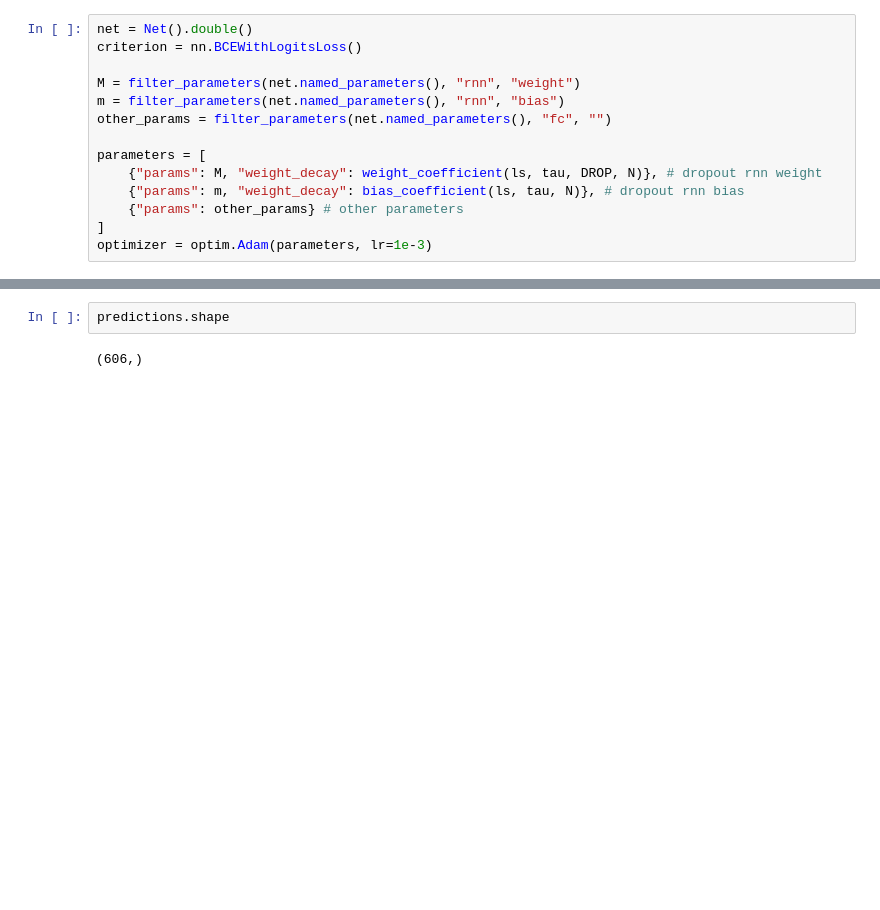
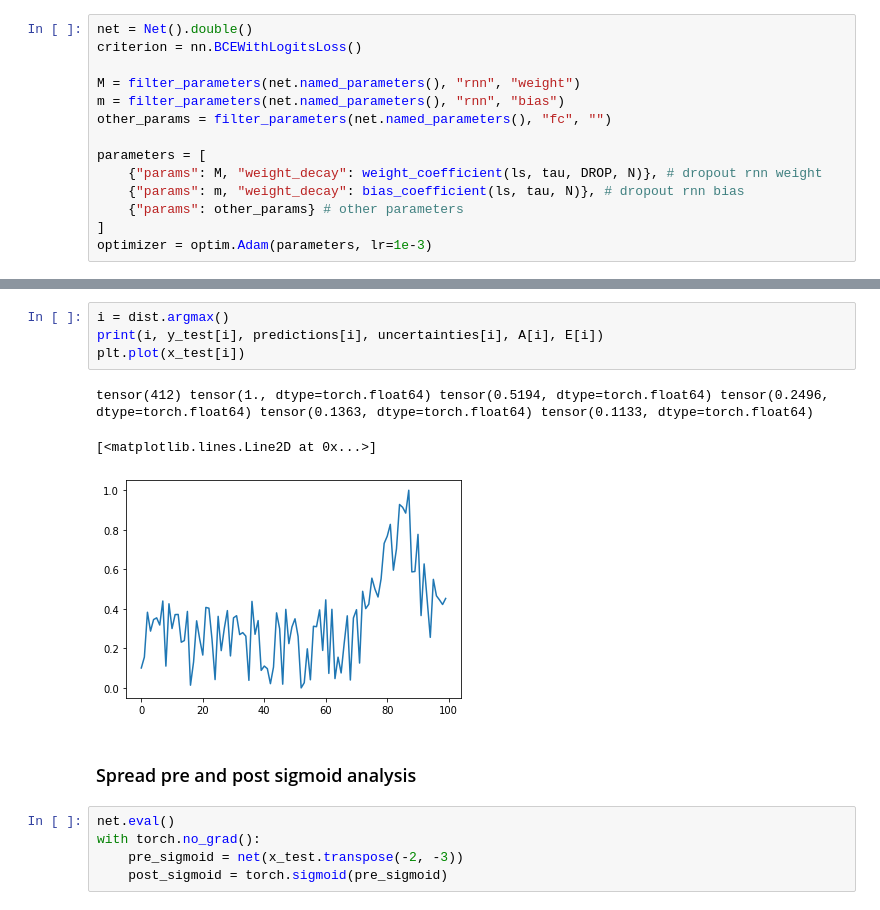
Before and after one commit to khanetor/dropout-in-rnn, a Jupyter notebook: Hill-Valley test.ipynb, the cells around one changed output, grey strips where cells are left out. Cells and saved outputs as stored; diff of their text form; blank space fills up the shorter version.

```diff
--- a/Hill-Valley test.ipynb
+++ b/Hill-Valley test.ipynb
@@ -161,4 +137,15 @@ plt.legend(labels=['uncertainty', 'aleatoric', 'epistemic'])
-# %%
-predictions.shape
-# %% [output]
-(606,)
+# %%
+i = dist.argmax()
+print(i, y_test[i], predictions[i], uncertainties[i], A[i], E[i])
+plt.plot(x_test[i])
+# %% [output]
+tensor(412) tensor(1., dtype=torch.float64) tensor(0.5194, dtype=torch.float64) tensor(0.2496, dtype=torch.float64) tensor(0.1363, dtype=torch.float64) tensor(0.1133, dtype=torch.float64)
+[<matplotlib.lines.Line2D at 0x...>]
+[figure, added]
+# %% [markdown]
+### Spread pre and post sigmoid analysis
+# %%
+net.eval()
+with torch.no_grad():
+    pre_sigmoid = net(x_test.transpose(-2, -3))
+    post_sigmoid = torch.sigmoid(pre_sigmoid)
```
Also changed, not shown: parts of 21 cells of this notebook, 14 other files.
